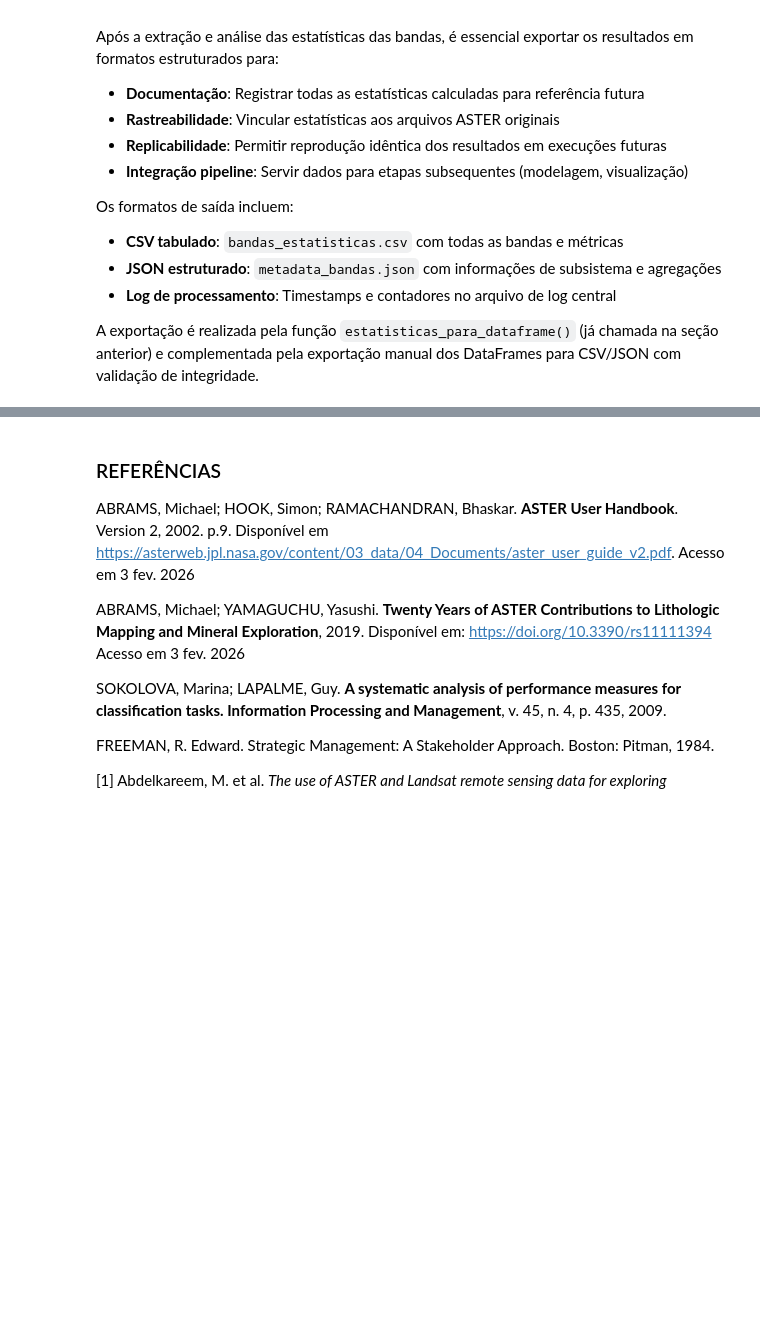
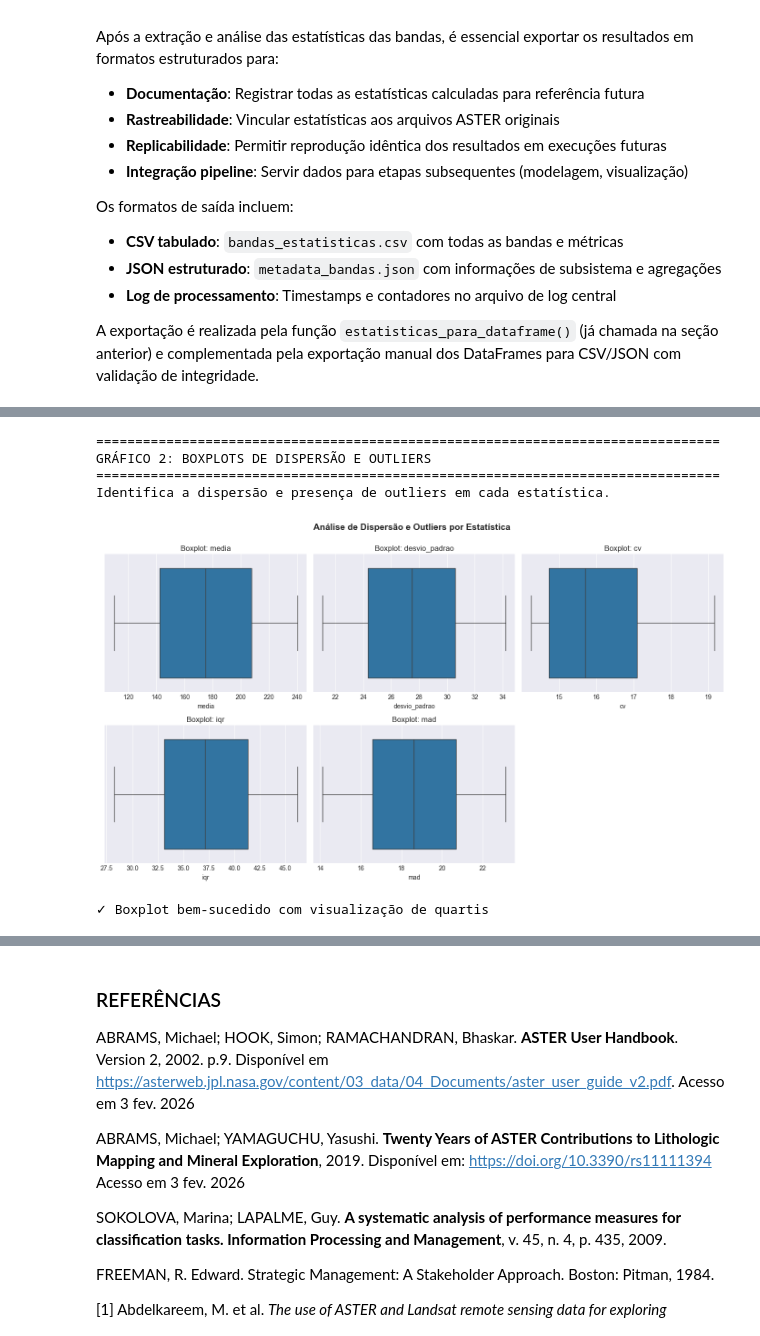
Before and after one commit to pedroauler12/SpectraAI, a Jupyter notebook: artefatos/a01_eda_pipeline/a01_eda_pipeline.ipynb, the cells around one changed output, grey strips where cells are left out. Cells and saved outputs as stored; diff of their text form; code cells hidden in the pictures; blank space fills up the shorter version.

```diff
--- a/artefatos/a01_eda_pipeline/a01_eda_pipeline.ipynb
+++ b/artefatos/a01_eda_pipeline/a01_eda_pipeline.ipynb
@@ -1122,0 +1273,26 @@ logger.info(f"\n Salvamento de resultados concluído")
+# %%
+# Gráfico 2: Boxplots
+print("\n" + "="*80)
+print("GRÁFICO 2: BOXPLOTS DE DISPERSÃO E OUTLIERS")
+print("="*80)
+print("Identifica a dispersão e presença de outliers em cada estatística.")
+
+fig_box = plot_boxplots(
+    df_band_stats,
+    cols=cols_existentes,
+    max_cols=3,
+    figsize=(14, 8)
+)
+plt.suptitle("Análise de Dispersão e Outliers por Estatística",
+             fontsize=14, fontweight='bold', y=1.00)
+plt.tight_layout()
+plt.show()
+
+print("✓ Boxplot bem-sucedido com visualização de quartis")
+# %% [output]
+================================================================================
+GRÁFICO 2: BOXPLOTS DE DISPERSÃO E OUTLIERS
+================================================================================
+Identifica a dispersão e presença de outliers em cada estatística.
+[figure, added]
+✓ Boxplot bem-sucedido com visualização de quartis
```
Also changed, not shown: parts of 16 cells of this notebook, 1 other file.
